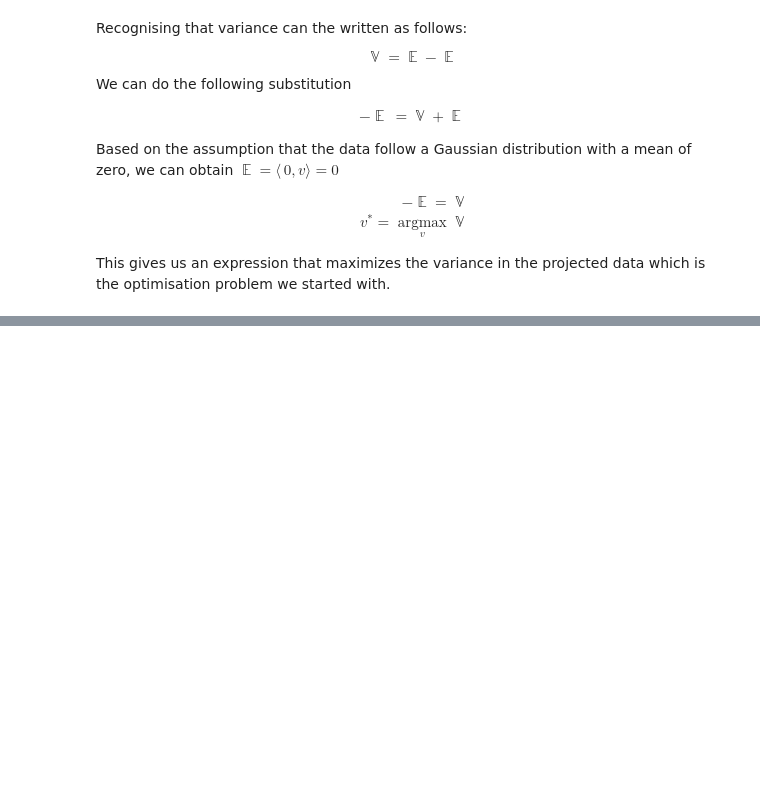
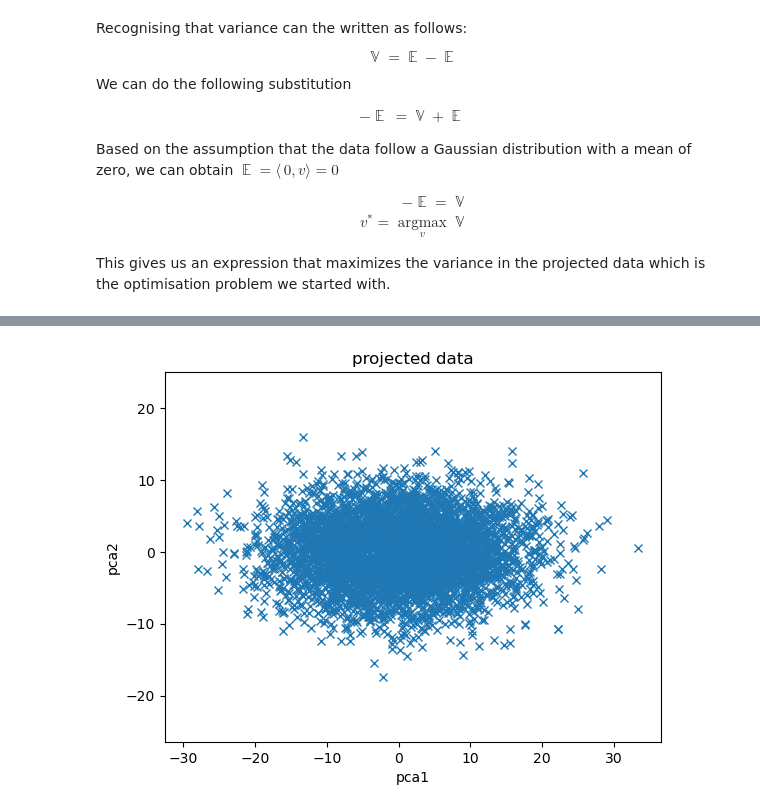
Before and after one commit to SboneloMdluli/Financial-Engineering-Forum-Posts, a Jupyter notebook: pca.ipynb, the cells around one changed output, grey strips where cells are left out. Drawn from its saved outputs; the diff is of its cells as text; code cells hidden in the pictures; blank space fills up the shorter version.

```diff
--- a/pca.ipynb
+++ b/pca.ipynb
@@ -75,0 +99,13 @@ This gives us an expression that maximizes the variance in the projected data wh
+# %%
+mat = np.matrix([x, y]).T
+U, S, V = np.linalg.svd(mat, full_matrices=True)
+pca = np.matmul(mat, V) # project X into V
+# %%
+plt.plot(pca[:, 0], pca[:, 1], 'x')
+plt.axis('equal')
+plt.xlabel('pca1')
+plt.ylabel('pca2')
+plt.title('projected data')
+plt.show()
+# %% [output]
+[figure, added]
```
Also changed, not shown: parts of 11 cells of this notebook.
